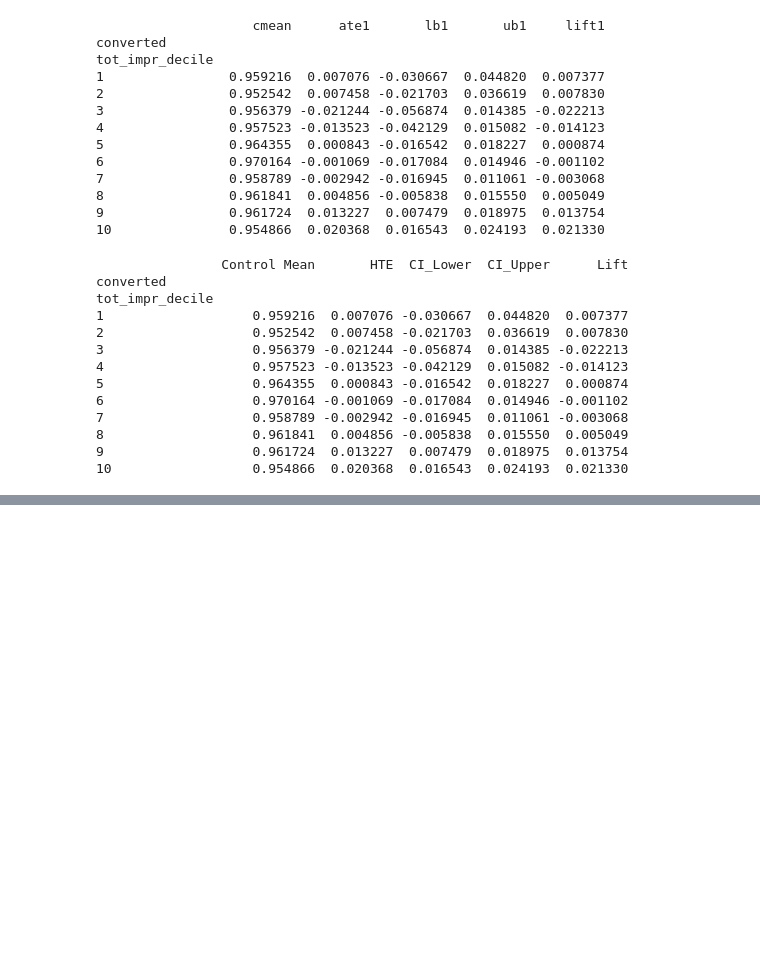
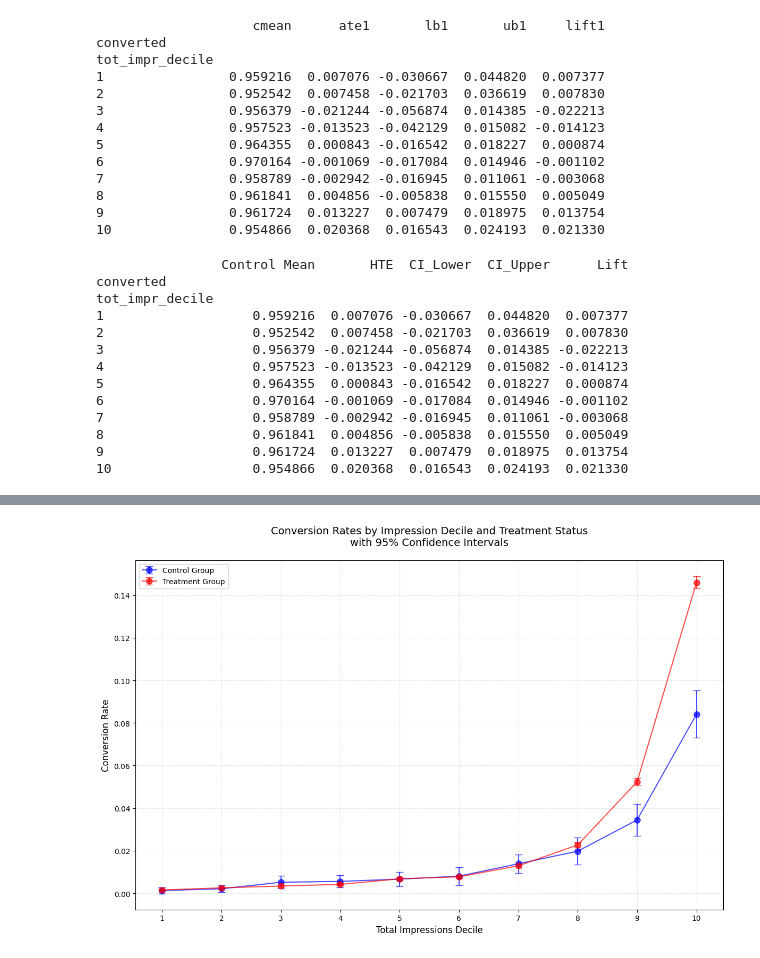
Before and after one commit to MSHDZ1/Q_late-night, a Jupyter notebook: VF_Experiment_Assigment_3.ipynb, the cells around one changed output, grey strips where cells are left out. Drawn from its saved outputs; the diff is of its cells as text; code cells hidden in the pictures; blank space fills up the shorter version.

```diff
--- a/VF_Experiment_Assigment_3.ipynb
+++ b/VF_Experiment_Assigment_3.ipynb
@@ -326,0 +275,72 @@ plt.show()
+# %%
+#Question 5
+
+import numpy as np
+import pandas as pd
+import matplotlib.pyplot as plt
+
+# Calculate means and confidence intervals for each subgroup
+def calc_ci(data, groupby_cols, metric_col):
+    stats = data.groupby(groupby_cols)[metric_col].agg([
+        'mean',
+        'count',
+        'std'
+    ]).reset_index()
+
+    # Calculate standard error and confidence intervals
+    stats['se'] = stats['std'] / np.sqrt(stats['count'])
+    stats['ci_lower'] = stats['mean'] - 1.96 * stats['se']
+    stats['ci_upper'] = stats['mean'] + 1.96 * stats['se']
+
+    return stats
+
+# Calculate statistics for both groups
+subgroup_stats = calc_ci(data, ['tot_impr_decile', 'test'], 'converted')
+
+# Create the plot
+plt.figure(figsize=(12, 8))
+
+# Plot for control group (test=0)
+control_data = subgroup_stats[subgroup_stats['test'] == 0]
+treatment_data = subgroup_stats[subgroup_stats['test'] == 1]
+
+# Plot control group
+plt.errorbar(control_data['tot_impr_decile'], control_data['mean'],
+             yerr=[control_data['mean'] - control_data['ci_lower'],
+                   control_data['ci_upper'] - control_data['mean']],
+             fmt='o-', color='blue', label='Control Group',
+             capsize=5, capthick=1, markersize=8, alpha=0.7)
+
+# Plot treatment group
+plt.errorbar(treatment_data['tot_impr_decile'], treatment_data['mean'],
+             yerr=[treatment_data['mean'] - treatment_data['ci_lower'],
+                   treatment_data['ci_upper'] - treatment_data['mean']],
+             fmt='o-', color='red', label='Treatment Group',
+             capsize=5, capthick=1, markersize=8, alpha=0.7)
+
+# Customize the plot
+plt.xlabel('Total Impressions Decile', fontsize=12)
+plt.ylabel('Conversion Rate', fontsize=12)
+plt.title('Conversion Rates by Impression Decile and Treatment Status\nwith 95% Confidence Intervals',
+          fontsize=14, pad=20)
+
+# Set x-axis ticks to match deciles
+plt.xticks(range(1, 11))
+
+# Add grid for better readability
+plt.grid(True, linestyle='--', alpha=0.3)
+
+# Add legend
+plt.legend(fontsize=10)
+
+# Adjust layout to prevent label cutoff
+plt.tight_layout()
+
+# Show the plot
+plt.show()
+
+# Print summary statistics for verification
+print("\nSummary Statistics:")
+print(subgroup_stats.round(4))
+# %% [output]
+[figure, added]
```
Also changed, not shown: parts of 10 cells of this notebook.
